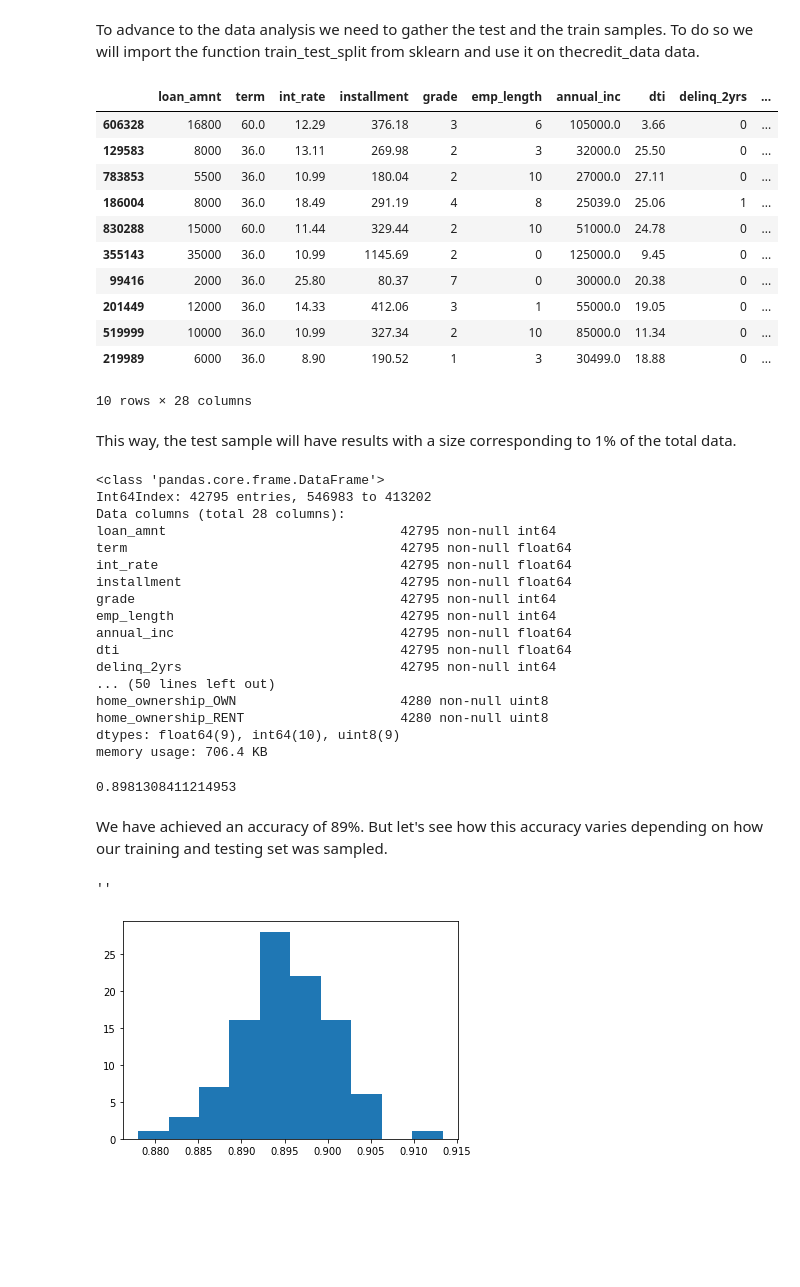
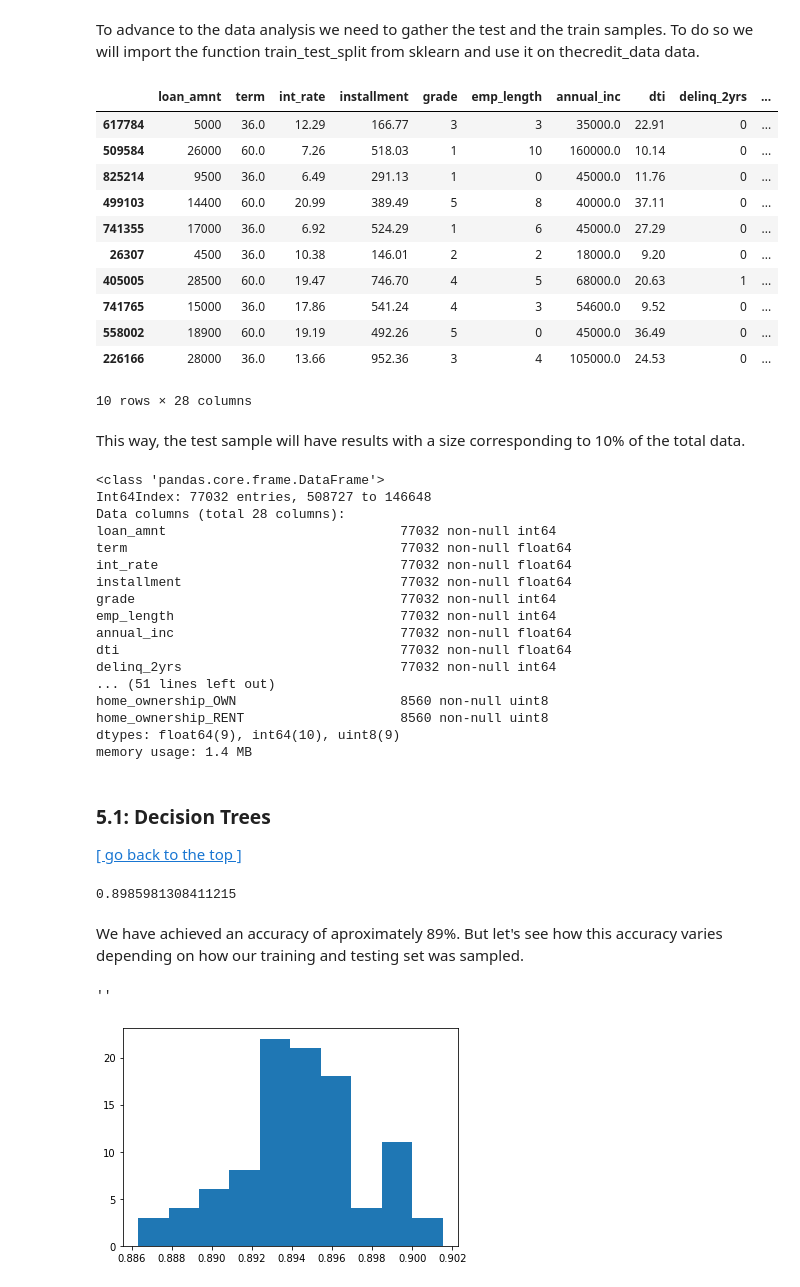
Before and after one commit to pedrovponte/IART-g39, a Jupyter notebook: proj2/src/credit_risk_analysis.ipynb, the cells around one changed output. Cells and saved outputs as stored; diff of their text form; code cells hidden in the pictures; blank space fills up the shorter version.

Commit message:
Continue decision trees and KNN

```diff
--- a/proj2/src/credit_risk_analysis.ipynb
+++ b/proj2/src/credit_risk_analysis.ipynb
@@ -696,47 +717,54 @@ from sklearn import neighbors, datasets, preprocessing
 from sklearn.model_selection import train_test_split
 from sklearn.metrics import accuracy_score
 
-X, y = credit_data[credit_data.columns.drop(['default_ind', 'issue_d', 'earliest_cr_line', 'last_credit_pull_d'])], credit_data['default_ind']
+credit_data_subset = credit_data.sample(frac=0.10)
+X = credit_data_subset[credit_data_subset.columns.drop(['default_ind', 'issue_d', 'earliest_cr_line', 'last_credit_pull_d'])]
+y = credit_data_subset['default_ind']
 
-X_train, X_test, y_train, y_test = train_test_split(X, y, train_size = 0.05, test_size=0.005, random_state=1)
+# get a test dataset with 10% of the credit_data_subset
+X_train, X_test, y_train, y_test = train_test_split(X, y, test_size=0.1, random_state=1)
 
 X_test.head(10)
 # %% [output]
 |  | loan_amnt | term | int_rate | installment | grade | emp_length | annual_inc | dti | delinq_2yrs | ... |
-| 606328 | 16800 | 60.0 | 12.29 | 376.18 | 3 | 6 | 105000.0 | 3.66 | 0 | ... |
-| 129583 | 8000 | 36.0 | 13.11 | 269.98 | 2 | 3 | 32000.0 | 25.50 | 0 | ... |
-| 783853 | 5500 | 36.0 | 10.99 | 180.04 | 2 | 10 | 27000.0 | 27.11 | 0 | ... |
-| 186004 | 8000 | 36.0 | 18.49 | 291.19 | 4 | 8 | 25039.0 | 25.06 | 1 | ... |
-| 830288 | 15000 | 60.0 | 11.44 | 329.44 | 2 | 10 | 51000.0 | 24.78 | 0 | ... |
-| 355143 | 35000 | 36.0 | 10.99 | 1145.69 | 2 | 0 | 125000.0 | 9.45 | 0 | ... |
-| 99416 | 2000 | 36.0 | 25.80 | 80.37 | 7 | 0 | 30000.0 | 20.38 | 0 | ... |
-| 201449 | 12000 | 36.0 | 14.33 | 412.06 | 3 | 1 | 55000.0 | 19.05 | 0 | ... |
-| 519999 | 10000 | 36.0 | 10.99 | 327.34 | 2 | 10 | 85000.0 | 11.34 | 0 | ... |
-| 219989 | 6000 | 36.0 | 8.90 | 190.52 | 1 | 3 | 30499.0 | 18.88 | 0 | ... |
+| 617784 | 5000 | 36.0 | 12.29 | 166.77 | 3 | 3 | 35000.0 | 22.91 | 0 | ... |
+| 509584 | 26000 | 60.0 | 7.26 | 518.03 | 1 | 10 | 160000.0 | 10.14 | 0 | ... |
+| 825214 | 9500 | 36.0 | 6.49 | 291.13 | 1 | 0 | 45000.0 | 11.76 | 0 | ... |
+| 499103 | 14400 | 60.0 | 20.99 | 389.49 | 5 | 8 | 40000.0 | 37.11 | 0 | ... |
+| 741355 | 17000 | 36.0 | 6.92 | 524.29 | 1 | 6 | 45000.0 | 27.29 | 0 | ... |
+| 26307 | 4500 | 36.0 | 10.38 | 146.01 | 2 | 2 | 18000.0 | 9.20 | 0 | ... |
+| 405005 | 28500 | 60.0 | 19.47 | 746.70 | 4 | 5 | 68000.0 | 20.63 | 1 | ... |
+| 741765 | 15000 | 36.0 | 17.86 | 541.24 | 4 | 3 | 54600.0 | 9.52 | 0 | ... |
+| 558002 | 18900 | 60.0 | 19.19 | 492.26 | 5 | 0 | 45000.0 | 36.49 | 0 | ... |
+| 226166 | 28000 | 36.0 | 13.66 | 952.36 | 3 | 4 | 105000.0 | 24.53 | 0 | ... |
 10 rows × 28 columns
 # %% [markdown]
-This way, the test sample will have results with a size corresponding to 1% of the total data.
+This way, the test sample will have results with a size corresponding to 10% of the total data.
 # %%
 X_train.info()
+print()
 X_test.info()
 # %% [output]
 <class 'pandas.core.frame.DataFrame'>
-Int64Index: 42795 entries, 546983 to 413202
+Int64Index: 77032 entries, 508727 to 146648
 Data columns (total 28 columns):
-loan_amnt                              42795 non-null int64
-term                                   42795 non-null float64
-int_rate                               42795 non-null float64
-installment                            42795 non-null float64
-grade                                  42795 non-null int64
-emp_length                             42795 non-null int64
-annual_inc                             42795 non-null float64
-dti                                    42795 non-null float64
-delinq_2yrs                            42795 non-null int64
-... (50 lines left out)
-home_ownership_OWN                     4280 non-null uint8
-home_ownership_RENT                    4280 non-null uint8
+loan_amnt                              77032 non-null int64
+term                                   77032 non-null float64
+int_rate                               77032 non-null float64
+installment                            77032 non-null float64
+grade                                  77032 non-null int64
+emp_length                             77032 non-null int64
+annual_inc                             77032 non-null float64
+dti                                    77032 non-null float64
+delinq_2yrs                            77032 non-null int64
+... (51 lines left out)
+home_ownership_OWN                     8560 non-null uint8
+home_ownership_RENT                    8560 non-null uint8
 dtypes: float64(9), int64(10), uint8(9)
-memory usage: 706.4 KB
+memory usage: 1.4 MB
+# %% [markdown]
+### 5.1: Decision Trees
+[[ go back to the top ]](#Table-of-contents)
 # %%
 from sklearn.tree import DecisionTreeClassifier
 
@@ -749,22 +777,22 @@ decision_tree_classifier.fit(X_train, y_train)
 # Validate the classifier on the testing set using classification accuracy
 decision_tree_classifier.score(X_test, y_test)
 # %% [output]
-0.8981308411214953
+0.8985981308411215
 # %% [markdown]
-We have achieved an accuracy of 89%. But let's see how this accuracy varies depending on how our training and testing set was sampled.
+We have achieved an accuracy of aproximately 89%. But let's see how this accuracy varies depending on how our training and testing set was sampled.
 # %%
 model_accuracies = []
 
 for repetition in range(100):
-    X_train, X_test, y_train, y_test = train_test_split(X, y, train_size = 0.05, test_size=0.005)
+    (training_inputs, testing_inputs, training_classes, testing_classes) = train_test_split(X, y, test_size=0.1)
 
     decision_tree_classifier = DecisionTreeClassifier()
-    decision_tree_classifier.fit(X_train, y_train)
-    classifier_accuracy = decision_tree_classifier.score(X_test, y_test)
+    decision_tree_classifier.fit(training_inputs, training_classes)
+    classifier_accuracy = decision_tree_classifier.score(testing_inputs, testing_classes)
     model_accuracies.append(classifier_accuracy)
 
 plt.hist(model_accuracies)
 ;
 # %% [output]
 ''
-[figure, old version]
+[figure, new version]
```
Also changed, not shown: parts of 33 cells of this notebook, 1 other file.
